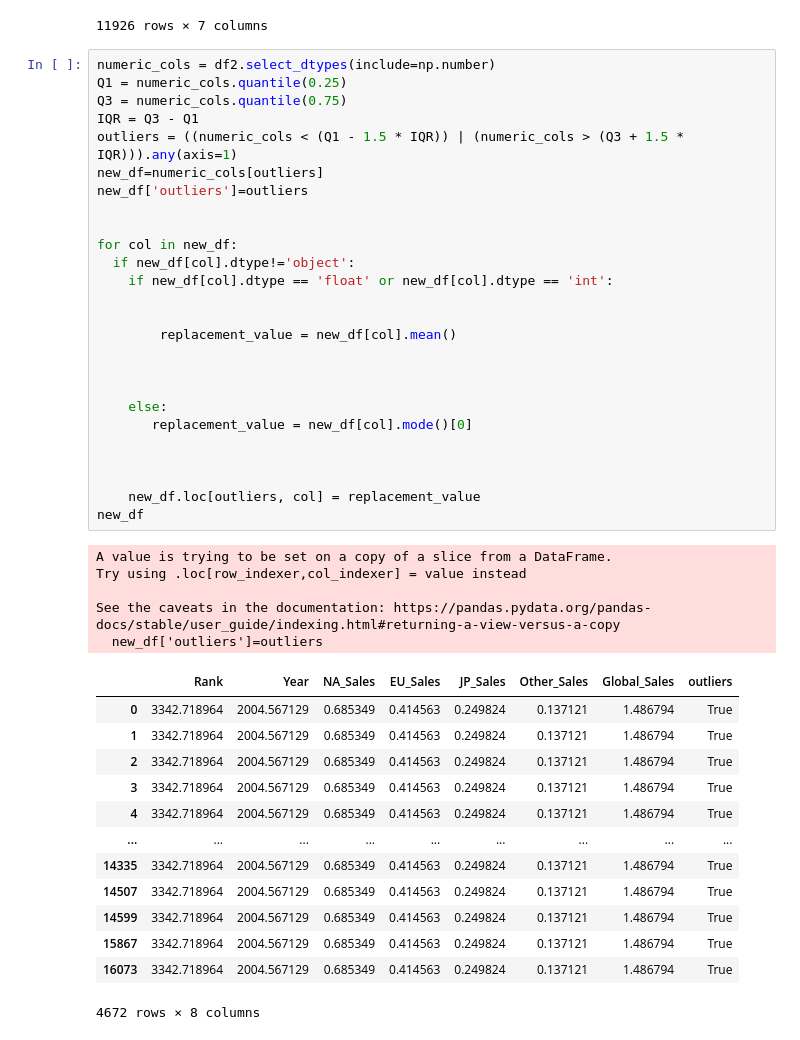
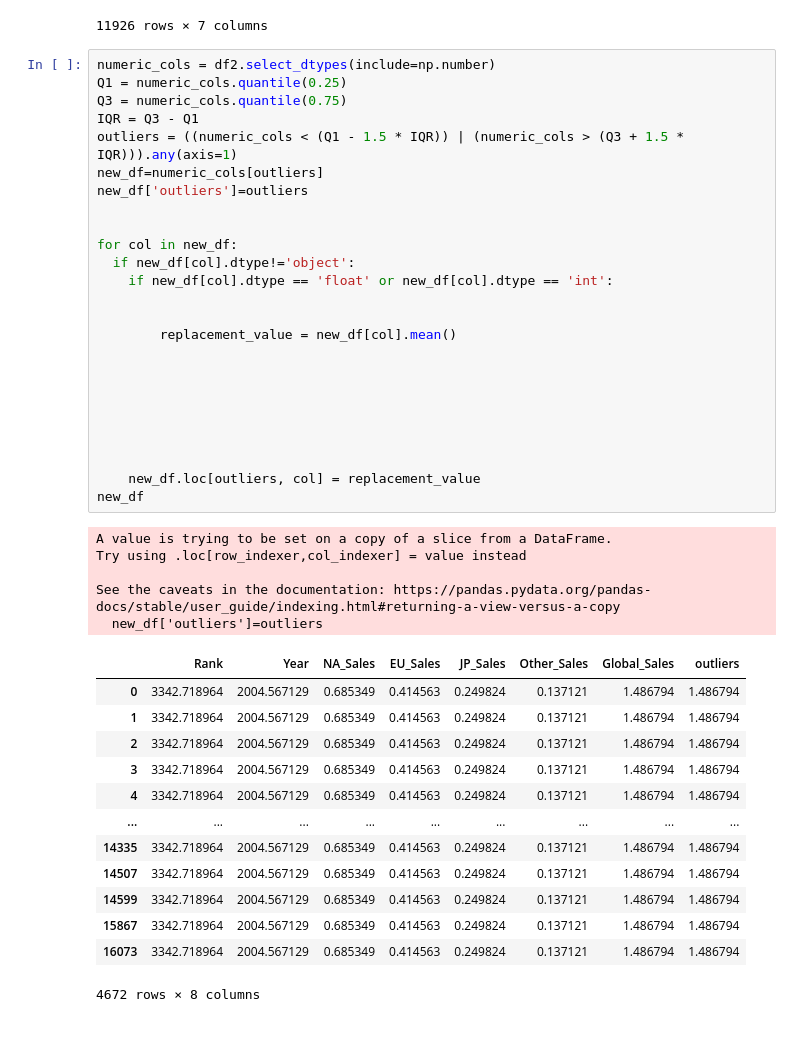
Before and after one commit to Naveenkumarwebknot/AI-ML, a Jupyter notebook: Feature_Engineering(1).ipynb, the cells around one changed output. Drawn from its saved outputs; the diff is of its cells as text.

```diff
--- a/Feature_Engineering(1).ipynb
+++ b/Feature_Engineering(1).ipynb
@@ -325,44 +325,43 @@ df_cleaned
 numeric_cols = df2.select_dtypes(include=np.number)
 Q1 = numeric_cols.quantile(0.25)
 Q3 = numeric_cols.quantile(0.75)
 IQR = Q3 - Q1
 outliers = ((numeric_cols < (Q1 - 1.5 * IQR)) | (numeric_cols > (Q3 + 1.5 * IQR))).any(axis=1)
 new_df=numeric_cols[outliers]
 new_df['outliers']=outliers
 
 
 for col in new_df:
   if new_df[col].dtype!='object':
     if new_df[col].dtype == 'float' or new_df[col].dtype == 'int':
 
 
         replacement_value = new_df[col].mean()
 
 
 
-    else:
-       replacement_value = new_df[col].mode()[0]
+
 
 
 
     new_df.loc[outliers, col] = replacement_value
 new_df
 # %% [output]
 A value is trying to be set on a copy of a slice from a DataFrame.
 Try using .loc[row_indexer,col_indexer] = value instead
 
 See the caveats in the documentation: https://pandas.pydata.org/pandas-docs/stable/user_guide/indexing.html#returning-a-view-versus-a-copy
   new_df['outliers']=outliers
 |  | Rank | Year | NA_Sales | EU_Sales | JP_Sales | Other_Sales | Global_Sales | outliers |
-| 0 | 3342.718964 | 2004.567129 | 0.685349 | 0.414563 | 0.249824 | 0.137121 | 1.486794 | True |
-| 1 | 3342.718964 | 2004.567129 | 0.685349 | 0.414563 | 0.249824 | 0.137121 | 1.486794 | True |
-| 2 | 3342.718964 | 2004.567129 | 0.685349 | 0.414563 | 0.249824 | 0.137121 | 1.486794 | True |
-| 3 | 3342.718964 | 2004.567129 | 0.685349 | 0.414563 | 0.249824 | 0.137121 | 1.486794 | True |
-| 4 | 3342.718964 | 2004.567129 | 0.685349 | 0.414563 | 0.249824 | 0.137121 | 1.486794 | True |
+| 0 | 3342.718964 | 2004.567129 | 0.685349 | 0.414563 | 0.249824 | 0.137121 | 1.486794 | 1.486794 |
+| 1 | 3342.718964 | 2004.567129 | 0.685349 | 0.414563 | 0.249824 | 0.137121 | 1.486794 | 1.486794 |
+| 2 | 3342.718964 | 2004.567129 | 0.685349 | 0.414563 | 0.249824 | 0.137121 | 1.486794 | 1.486794 |
+| 3 | 3342.718964 | 2004.567129 | 0.685349 | 0.414563 | 0.249824 | 0.137121 | 1.486794 | 1.486794 |
+| 4 | 3342.718964 | 2004.567129 | 0.685349 | 0.414563 | 0.249824 | 0.137121 | 1.486794 | 1.486794 |
 | ... | ... | ... | ... | ... | ... | ... | ... | ... |
-| 14335 | 3342.718964 | 2004.567129 | 0.685349 | 0.414563 | 0.249824 | 0.137121 | 1.486794 | True |
-| 14507 | 3342.718964 | 2004.567129 | 0.685349 | 0.414563 | 0.249824 | 0.137121 | 1.486794 | True |
-| 14599 | 3342.718964 | 2004.567129 | 0.685349 | 0.414563 | 0.249824 | 0.137121 | 1.486794 | True |
-| 15867 | 3342.718964 | 2004.567129 | 0.685349 | 0.414563 | 0.249824 | 0.137121 | 1.486794 | True |
-| 16073 | 3342.718964 | 2004.567129 | 0.685349 | 0.414563 | 0.249824 | 0.137121 | 1.486794 | True |
+| 14335 | 3342.718964 | 2004.567129 | 0.685349 | 0.414563 | 0.249824 | 0.137121 | 1.486794 | 1.486794 |
+| 14507 | 3342.718964 | 2004.567129 | 0.685349 | 0.414563 | 0.249824 | 0.137121 | 1.486794 | 1.486794 |
+| 14599 | 3342.718964 | 2004.567129 | 0.685349 | 0.414563 | 0.249824 | 0.137121 | 1.486794 | 1.486794 |
+| 15867 | 3342.718964 | 2004.567129 | 0.685349 | 0.414563 | 0.249824 | 0.137121 | 1.486794 | 1.486794 |
+| 16073 | 3342.718964 | 2004.567129 | 0.685349 | 0.414563 | 0.249824 | 0.137121 | 1.486794 | 1.486794 |
 4672 rows × 8 columns
```
Also changed, not shown: parts of 6 cells of this notebook.
